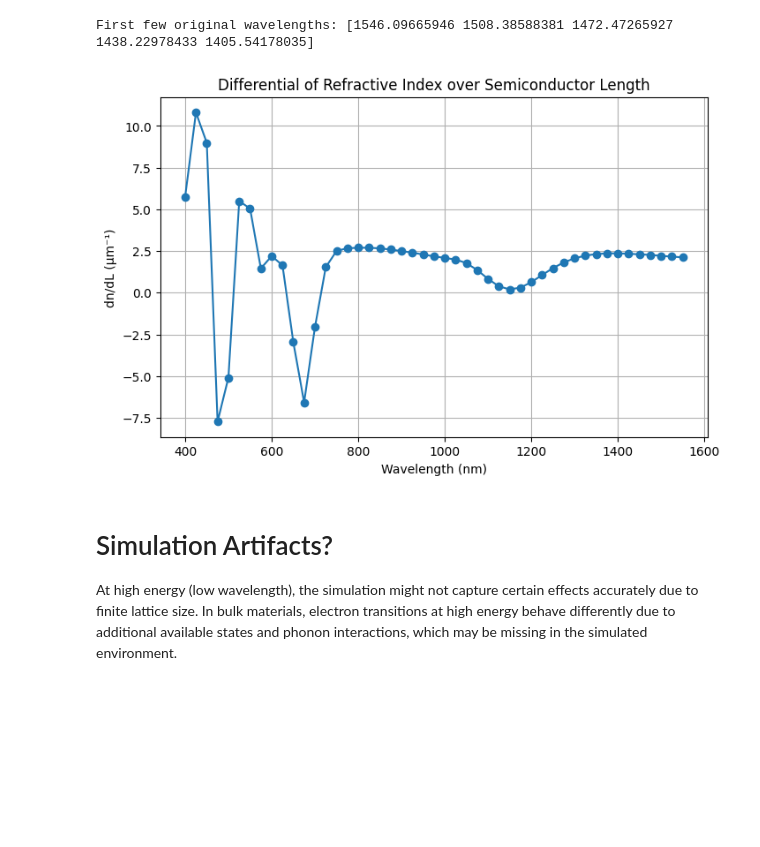
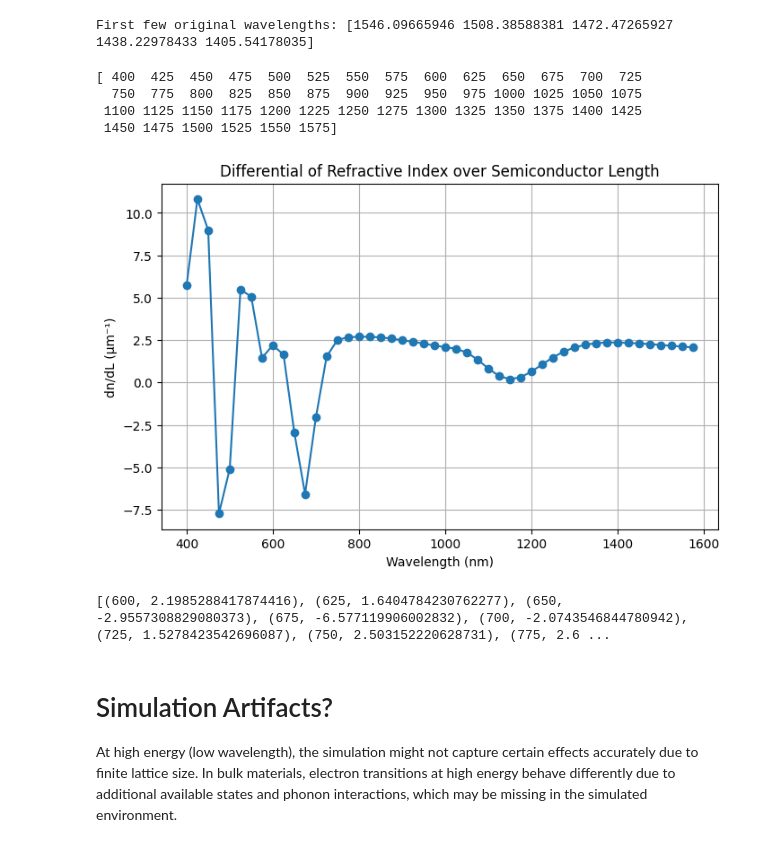
Before and after one commit to RokasBubulis/AM4, a Jupyter notebook: dN - dL for all wavelenghts - change initial_length.ipynb, the cells around one changed output. Drawn from its saved outputs; the diff is of its cells as text; code cells hidden in the pictures; blank space fills up the shorter version.

```diff
--- a/dN - dL for all wavelenghts - change initial_length.ipynb
+++ b/dN - dL for all wavelenghts - change initial_length.ipynb
@@ -75,7 +75,7 @@ for file in outcar_files:
         refractive_index_array = np.sqrt((np.sqrt(data_real**2 + data_img**2) + data_real) / 2)
 
         # Limit wavelength range (optional)
-        mask = (wavelength_array >= 400) & (wavelength_array <= 1550)
+        mask = (wavelength_array >= 400) & (wavelength_array <= 1750)
         wavelength_array = wavelength_array[mask]
         refractive_index_array = refractive_index_array[mask]
 
@@ -124,8 +124,8 @@ initial_length = 1  # µm
 semiconductor_lengths = [initial_length * (1 + pstress / 100) for pstress in pstress_values]
 
 # Wavelength range: 400 - 1550 nm (steps of 25 nm)
-target_wavelengths = np.arange(400, 1551, 25)
-
+target_wavelengths = np.arange(400, 1600, 25)
+print(target_wavelengths)
 # Store refractive indices for each strain condition
 all_refractive_indices = []
 
@@ -169,34 +169,42 @@ for file in outcar_files:
         # Compute refractive index
         refractive_index_array = np.sqrt((np.sqrt(data_real**2 + data_img**2) + data_real) / 2)
 
         # Interpolate refractive indices to target wavelengths
         interpolated_indices = np.interp(target_wavelengths, wavelength_array[::-1], refractive_index_array[::-1])
         all_refractive_indices.append(interpolated_indices)
 
 # Convert to NumPy array for easier handling
 all_refractive_indices = np.array(all_refractive_indices)  # Shape: (num_strains, num_wavelengths)
 
 # Compute dn/dL for each wavelength
 dndl_values = []
 
 for i, wavelength in enumerate(target_wavelengths):
     # Perform linear regression
     slope, intercept, r_value, p_value, std_err = linregress(semiconductor_lengths, all_refractive_indices[:, i])
     dndl_values.append((wavelength, slope))  # Store wavelength and dn/dL
 
 # Convert to NumPy array
 wavelengths, dndl = np.array(dndl_values).T
 
 # Plot dn/dL vs wavelength
 plt.figure(figsize=(8, 5))
 plt.plot(wavelengths, dndl, marker='o', linestyle='-')
 plt.xlabel("Wavelength (nm)")
 plt.ylabel("dn/dL (µm⁻¹)")
 plt.title("Differential of Refractive Index over Semiconductor Length")
 plt.grid(True)
 plt.show()
 # %% [output]
+[ 400  425  450  475  500  525  550  575  600  625  650  675  700  725
+  750  775  800  825  850  875  900  925  950  975 1000 1025 1050 1075
+ 1100 1125 1150 1175 1200 1225 1250 1275 1300 1325 1350 1375 1400 1425
+ 1450 1475 1500 1525 1550 1575]
-[figure, old version]
+[figure, new version]
+# %%
+print(dndl_values)
+# %% [output]
+[(600, 2.1985288417874416), (625, 1.6404784230762277), (650, -2.9557308829080373), (675, -6.577119906002832), (700, -2.0743546844780942), (725, 1.5278423542696087), (750, 2.503152220628731), (775, 2.6 ...
 # %% [markdown]
  # Simulation Artifacts?
 At high energy (low wavelength), the simulation might not capture certain effects accurately due to finite lattice size. In bulk materials, electron transitions at high energy behave differently due to additional available states and phonon interactions, which may be missing in the simulated environment.
```
Also changed, not shown: parts of 2 cells of this notebook, 4 other files.
